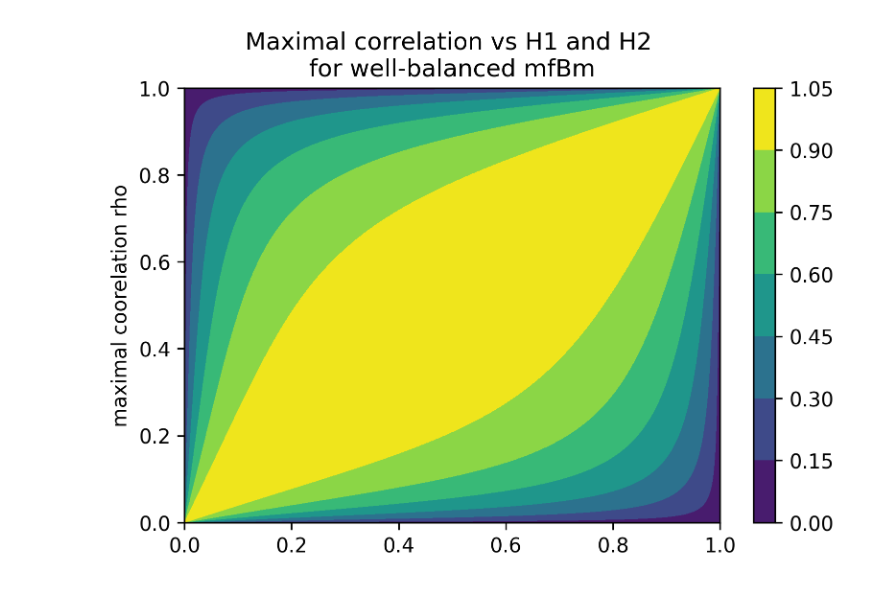
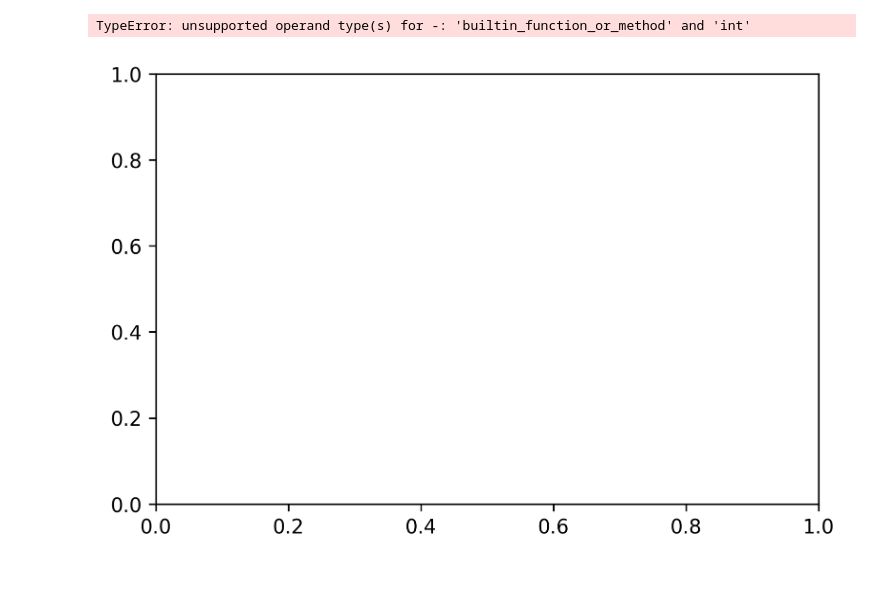
Before and after one commit to kaiboy05/fbm, a Jupyter notebook: notebooks/experiments/misc.ipynb, the cells around one changed output. Drawn from its saved outputs; the diff is of its cells as text; code cells hidden in the pictures.

```diff
--- a/notebooks/experiments/misc.ipynb
+++ b/notebooks/experiments/misc.ipynb
@@ -16,20 +16,21 @@ bfBm = naive.NaiveBiFBmGenerator()
 # %%
 from fbm import utils
 
 xlist = np.linspace(0, 1.0, 1000)
 ylist = np.linspace(0, 1.0, 1000)
 X, Y = np.meshgrid(xlist, ylist)
 Z = np.zeros(X.shape)
 for i in range(Z.shape[0]):
     for j in range(Z.shape[1]):
         if not(X[i][j] == 0 or Y[i][j] == 1 or X[i][j] == 1 or Y[i][j] == 1):
             Z[i][j] = utils.bfBm_max_rho(X[i][j], Y[i][j])
 fig,ax=plt.subplots(1,1, dpi=300)
-cp = ax.contourf(X, Y, Z)
+cp = ax.contourf(X, Y, Z, levels=np.arange(0, Z.max, .001))
 fig.colorbar(cp) # Add a colorbar to a plot
 cp.set_clim(0, 1)
 ax.set_title('Maximal correlation vs H1 and H2 \nfor well-balanced mfBm')
 ax.set_ylabel('maximal coorelation rho')
 plt.show()
 # %% [output]
+TypeError: unsupported operand type(s) for -: 'builtin_function_or_method' and 'int'
-[figure, old version]
+[figure, new version]
```
Also changed, not shown: parts of 10 cells of this notebook, 25 other files.
